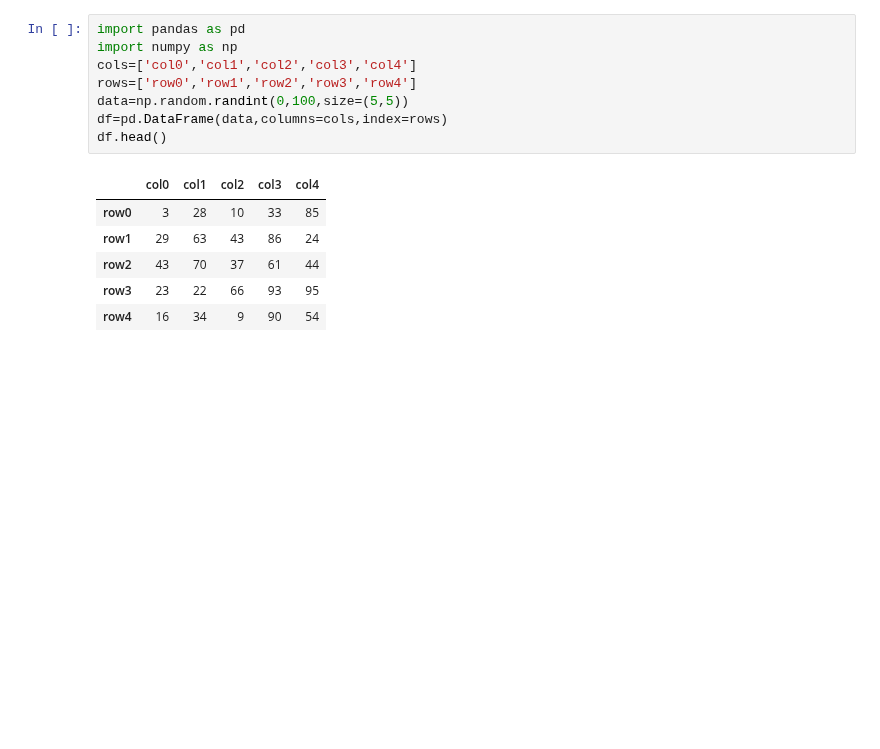
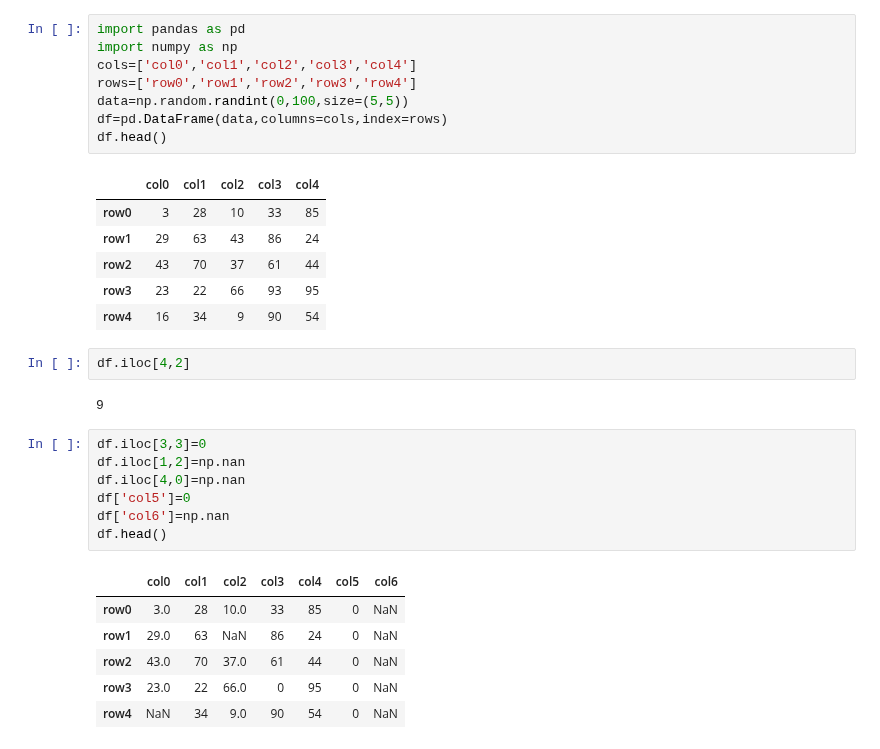
Before and after one commit to shubhamlad21/msc1_fds_512, a Jupyter notebook: FDS.ipynb, the cells around one changed output. Drawn from its saved outputs; the diff is of its cells as text; blank space fills up the shorter version.

```diff
--- a/FDS.ipynb
+++ b/FDS.ipynb
@@ -563,3 +563,21 @@ df.head()
 | row2 | 43 | 70 | 37 | 61 | 44 |
 | row3 | 23 | 22 | 66 | 93 | 95 |
 | row4 | 16 | 34 | 9 | 90 | 54 |
+# %%
+df.iloc[4,2]
+# %% [output]
+9
+# %%
+df.iloc[3,3]=0
+df.iloc[1,2]=np.nan
+df.iloc[4,0]=np.nan
+df['col5']=0
+df['col6']=np.nan
+df.head()
+# %% [output]
+|  | col0 | col1 | col2 | col3 | col4 | col5 | col6 |
+| row0 | 3.0 | 28 | 10.0 | 33 | 85 | 0 | NaN |
+| row1 | 29.0 | 63 | NaN | 86 | 24 | 0 | NaN |
+| row2 | 43.0 | 70 | 37.0 | 61 | 44 | 0 | NaN |
+| row3 | 23.0 | 22 | 66.0 | 0 | 95 | 0 | NaN |
+| row4 | NaN | 34 | 9.0 | 90 | 54 | 0 | NaN |
```
Also changed, not shown: parts of 3 cells of this notebook.
